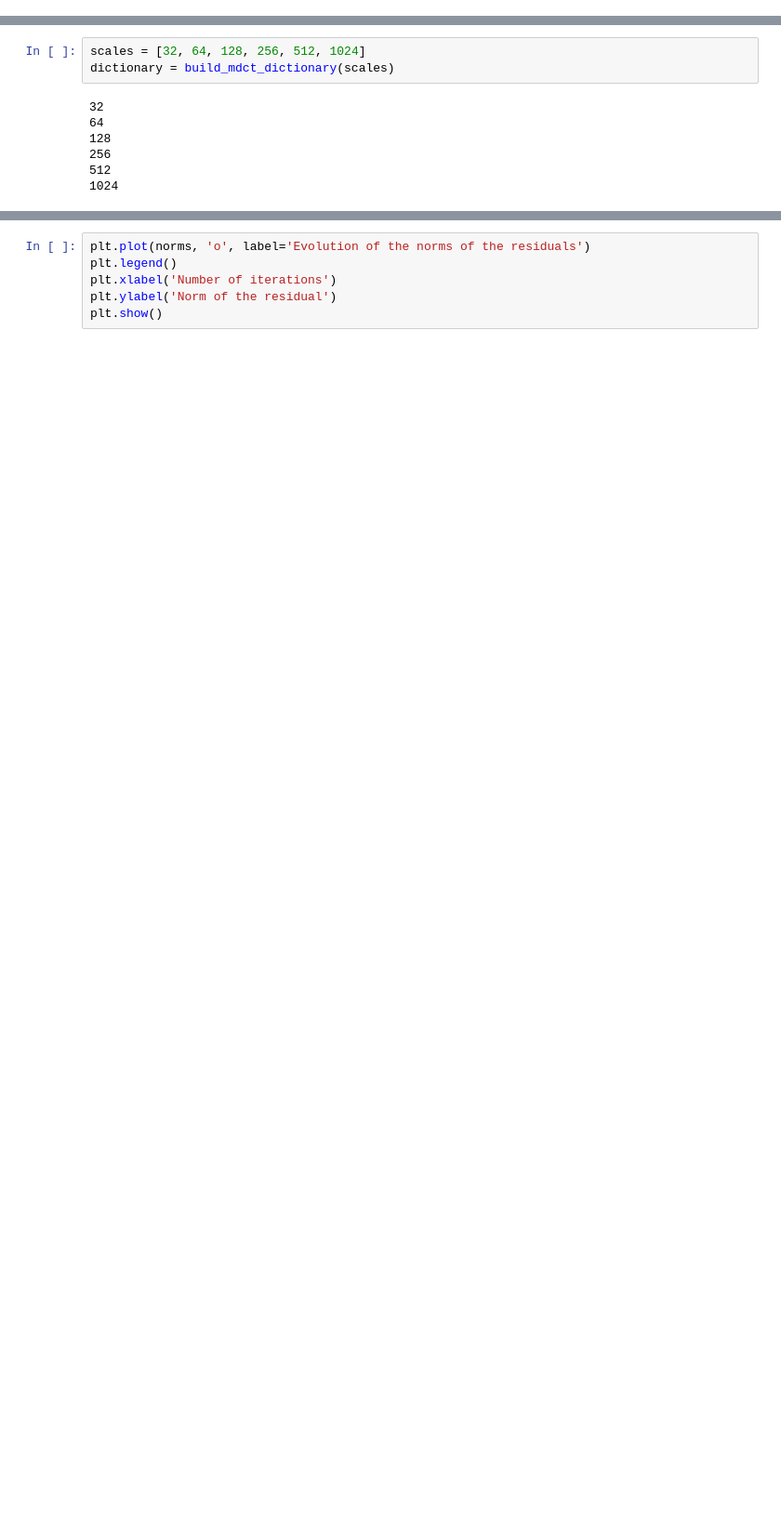
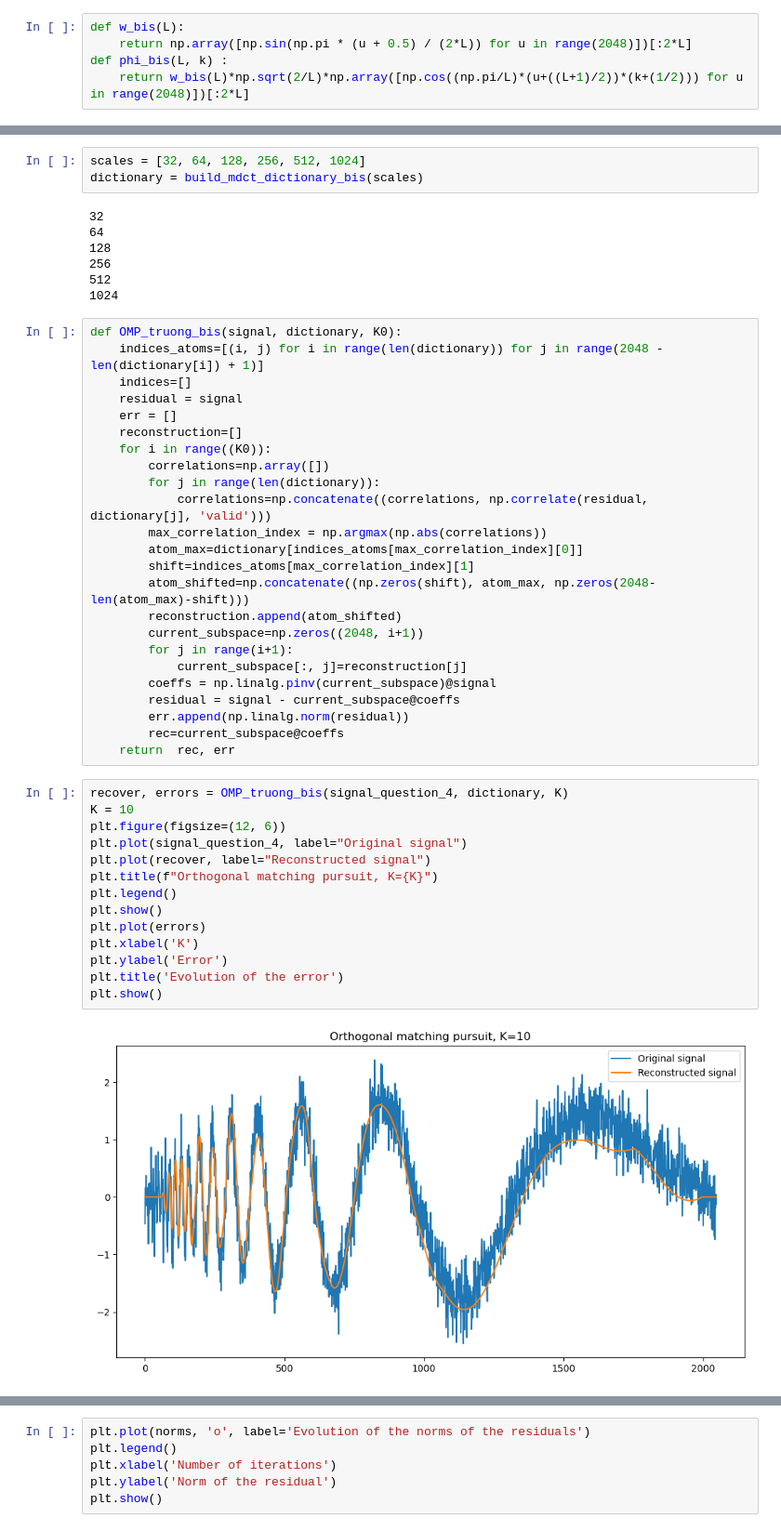
Before and after one commit to gregoirebechade/MVA_bis, a Jupyter notebook: ML_for_time_series/TP2/Assignment 2.ipynb, the cells around one changed output, grey strips where cells are left out. Shown at 93% size. Cells and saved outputs as stored; diff of their text form; blank space fills up the shorter version.

```diff
--- a/ML_for_time_series/TP2/Assignment 2.ipynb
+++ b/ML_for_time_series/TP2/Assignment 2.ipynb
@@ -41,3 +41,8 @@ $\phi(L,k)$ est L-périodique
+# %%
+def w_bis(L):
+    return np.array([np.sin(np.pi * (u + 0.5) / (2*L)) for u in range(2048)])[:2*L]
+def phi_bis(L, k) :
+    return w_bis(L)*np.sqrt(2/L)*np.array([np.cos((np.pi/L)*(u+((L+1)/2))*(k+(1/2))) for u in range(2048)])[:2*L]
 # %%
 def build_mdct_dictionary(scales):
 
@@ -69,6 +100,6 @@ def build_mdct_dictionary(scales):
 # %%
 scales = [32, 64, 128, 256, 512, 1024]
-dictionary = build_mdct_dictionary(scales)
+dictionary = build_mdct_dictionary_bis(scales)
 # %% [output]
 32
 64
@@ -76,3 +107,43 @@ dictionary = build_mdct_dictionary(scales)
 256
 512
 1024
+# %%
+def OMP_truong_bis(signal, dictionary, K0):
+    indices_atoms=[(i, j) for i in range(len(dictionary)) for j in range(2048 - len(dictionary[i]) + 1)]
+    indices=[]
+    residual = signal
+    err = []
+    reconstruction=[]
+    for i in range((K0)):
+        correlations=np.array([])
+        for j in range(len(dictionary)):
+            correlations=np.concatenate((correlations, np.correlate(residual, dictionary[j], 'valid')))
+        max_correlation_index = np.argmax(np.abs(correlations))
+        atom_max=dictionary[indices_atoms[max_correlation_index][0]]
+        shift=indices_atoms[max_correlation_index][1]
+        atom_shifted=np.concatenate((np.zeros(shift), atom_max, np.zeros(2048-len(atom_max)-shift)))
+        reconstruction.append(atom_shifted)
+        current_subspace=np.zeros((2048, i+1))
+        for j in range(i+1):
+            current_subspace[:, j]=reconstruction[j]
+        coeffs = np.linalg.pinv(current_subspace)@signal
+        residual = signal - current_subspace@coeffs
+        err.append(np.linalg.norm(residual))
+        rec=current_subspace@coeffs
+    return  rec, err
+# %%
+recover, errors = OMP_truong_bis(signal_question_4, dictionary, K)
+K = 10
+plt.figure(figsize=(12, 6))
+plt.plot(signal_question_4, label="Original signal")
+plt.plot(recover, label="Reconstructed signal")
+plt.title(f"Orthogonal matching pursuit, K={K}")
+plt.legend()
+plt.show()
+plt.plot(errors)
+plt.xlabel('K')
+plt.ylabel('Error')
+plt.title('Evolution of the error')
+plt.show()
+# %% [output]
+[figure, added]
```
Also changed, not shown: parts of 5 cells of this notebook, 10 other files.
